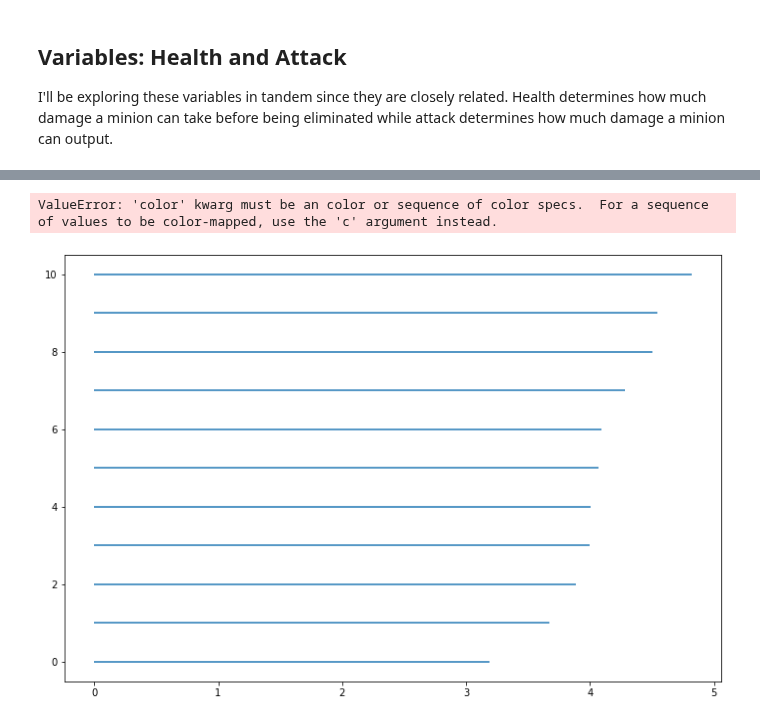
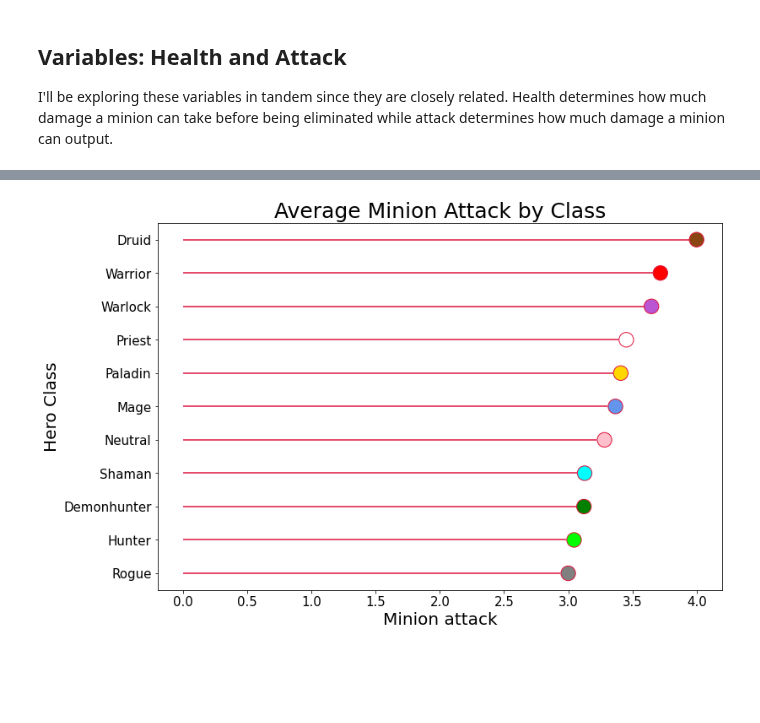
Before and after one commit to SamuelD-Data/hearthstone_project, a Jupyter notebook: hearthstone_project_notebook.ipynb, the cells around one changed output, grey strips where cells are left out. Saved outputs shown, nothing was run; the diff lists cells and outputs as text; code cells hidden in the pictures; blank space fills up the shorter version.

```diff
--- a/hearthstone_project_notebook.ipynb
+++ b/hearthstone_project_notebook.ipynb
@@ -857,13 +873,25 @@ plt.show()
-# %%
-ytick_range = range(0,len(class_sorted_minions.index))
-
-plt.hlines(y = ytick_range, xmin = 0, xmax = class_sorted_minions)
-
-plt.scatter(class_sorted_minions, ytick_range, color = colord , s = 300, alpha = 1)
-
-plt.yticks(ytick_range, class_sorted_minions.index)
-
-plt.show()
-# %% [output]
-ValueError: 'color' kwarg must be an color or sequence of color specs.  For a sequence of values to be color-mapped, use the 'c' argument instead.
-[figure, removed]
+# %%
+# creating series of average minion attack, sorted alphabetically by hero class name
+minions_attack = minions.groupby('name_prime_hero_class').mean()['attack'].sort_values()
+minions_attack.index = class_sorted_minions.index.str.title()
+
+# creating list of colors for hero class colors based on order in minions_attack series
+attack_colors = color_mapper(minions_attack.index)
+
+# plotting horizontal lines (stems of lollipops)
+ytick_range = range(0,len(minions_attack.index))
+plt.hlines(y = ytick_range, xmin = 0, xmax = minions_attack - .06, color = 'crimson')
+
+# plotting dots ("candy" portion of lollipop) that reflect average minion attack for respective class
+plt.scatter(minions_attack, ytick_range, color = attack_colors , s = 300, alpha = 1, edgecolors= 'crimson')
+
+# configuring ticks, axis labels, etc.
+plt.yticks(ytick_range, minions_attack.index, fontsize = 15)
+plt.xticks(fontsize = 15)
+plt.ylabel('Hero Class', fontsize = 20)
+plt.xlabel('Minion attack', fontsize = 20)
+plt.title('Average Minion Attack by Class', fontsize = 25)
+
+plt.show()
+# %% [output]
+[figure, added]
```
Also changed, not shown: parts of 3 cells of this notebook.
